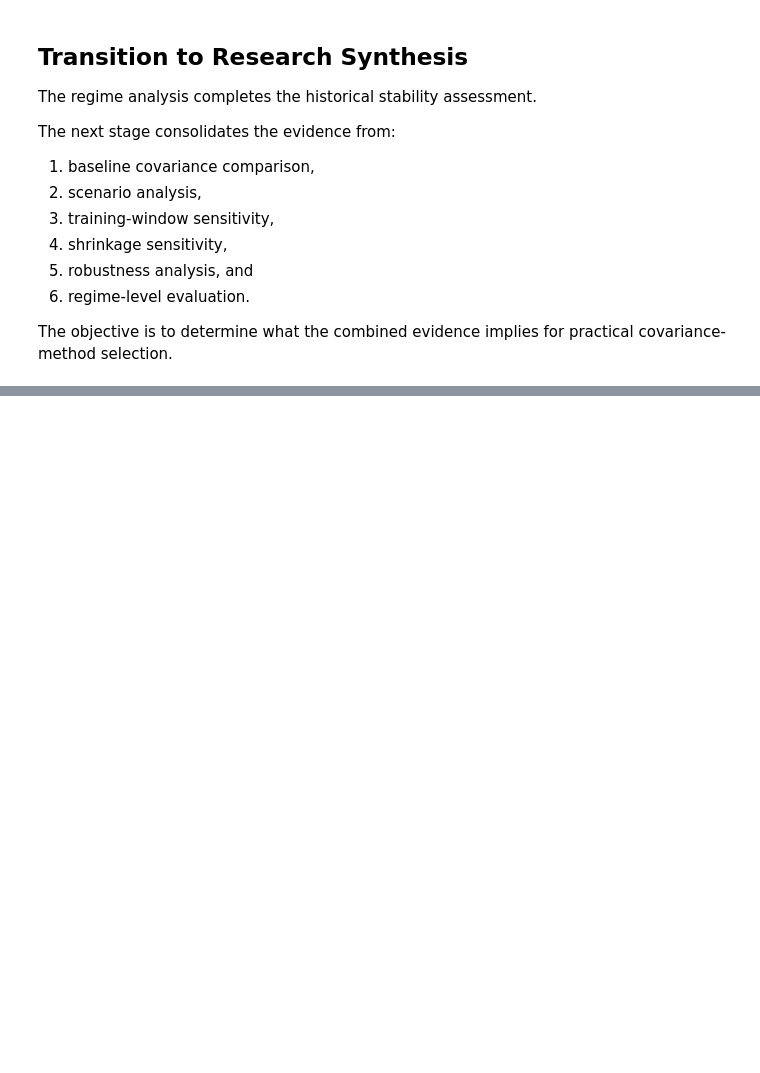
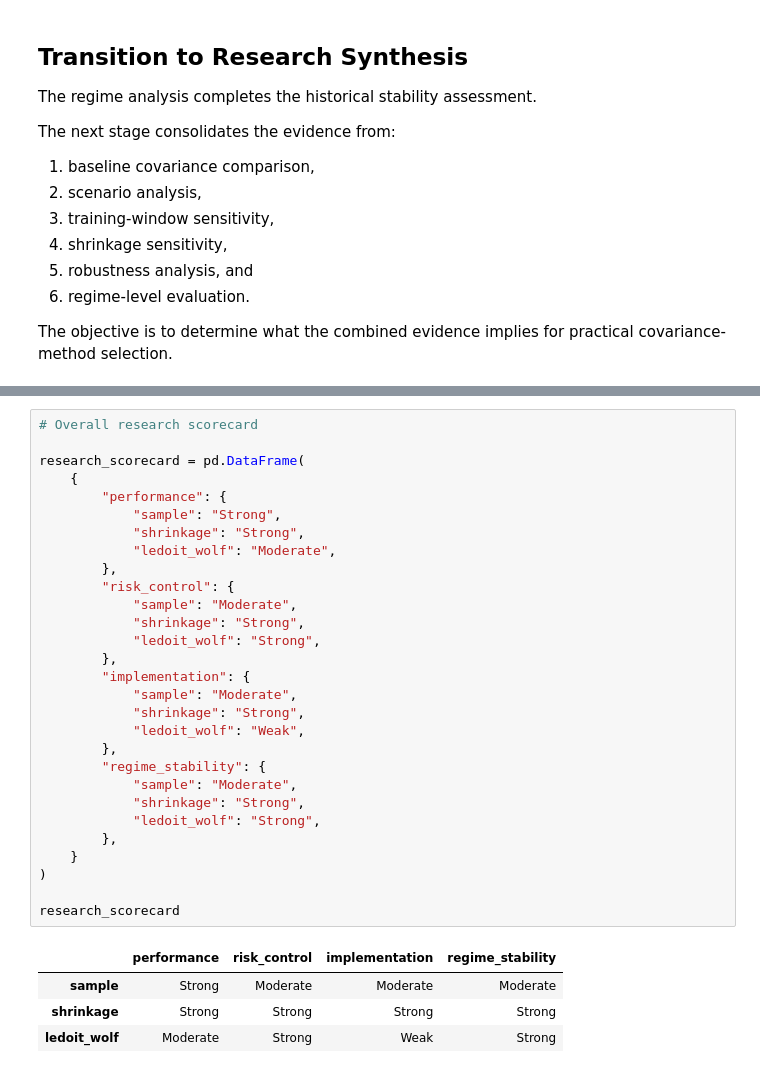
Before and after one commit to Ayara-emem/crypto-alpha-research-lab, a Jupyter notebook: notebooks/03_research_validation/03_covariance_regime_stability.ipynb, the cells around one changed output, grey strips where cells are left out. Drawn from its saved outputs; the diff is of its cells as text; blank space fills up the shorter version.

Commit message:
Add research synthesis

```diff
--- a/notebooks/03_research_validation/03_covariance_regime_stability.ipynb
+++ b/notebooks/03_research_validation/03_covariance_regime_stability.ipynb
@@ -691,0 +820,34 @@ practical covariance-method selection.
+# %%
+# Overall research scorecard
+
+research_scorecard = pd.DataFrame(
+    {
+        "performance": {
+            "sample": "Strong",
+            "shrinkage": "Strong",
+            "ledoit_wolf": "Moderate",
+        },
+        "risk_control": {
+            "sample": "Moderate",
+            "shrinkage": "Strong",
+            "ledoit_wolf": "Strong",
+        },
+        "implementation": {
+            "sample": "Moderate",
+            "shrinkage": "Strong",
+            "ledoit_wolf": "Weak",
+        },
+        "regime_stability": {
+            "sample": "Moderate",
+            "shrinkage": "Strong",
+            "ledoit_wolf": "Strong",
+        },
+    }
+)
+
+research_scorecard
+# %% [output]
+|  | performance | risk_control | implementation | regime_stability |
+| sample | Strong | Moderate | Moderate | Moderate |
+| shrinkage | Strong | Strong | Strong | Strong |
+| ledoit_wolf | Moderate | Strong | Weak | Strong |
```
Also changed, not shown: parts of 12 cells of this notebook.
